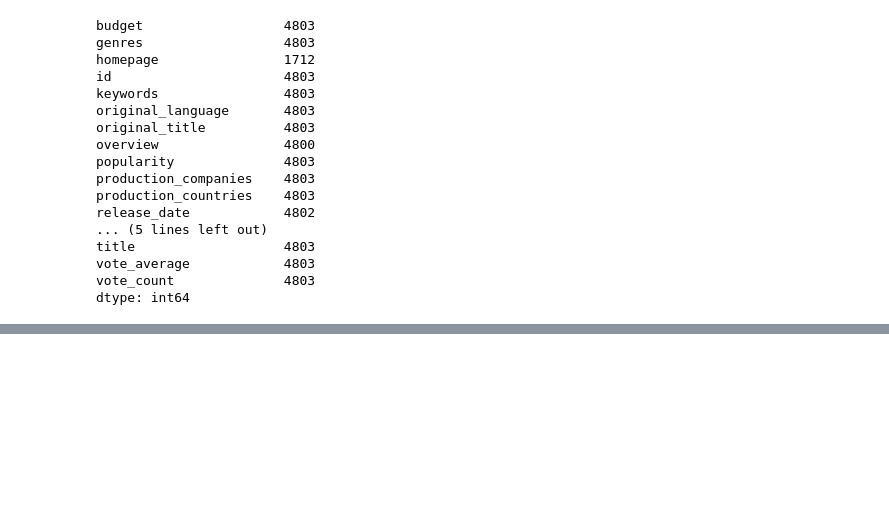
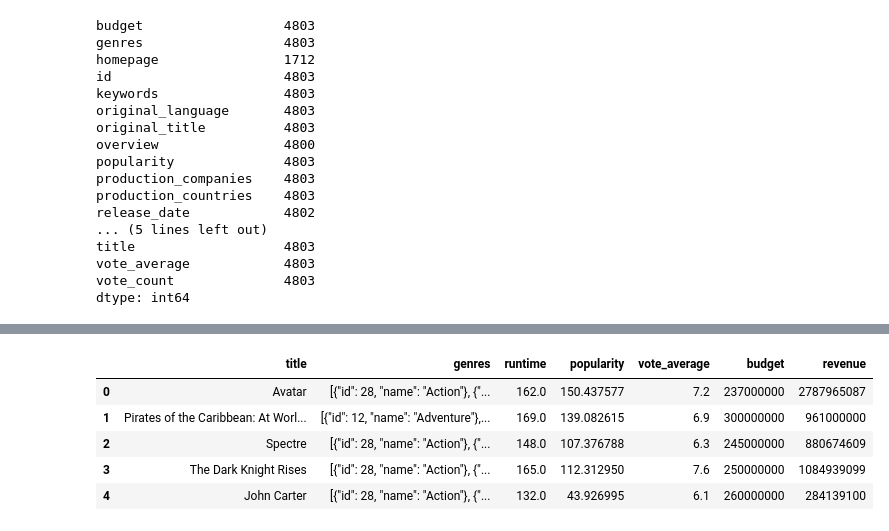
Before and after one commit to LawrenceGilligan/Data_Skills, a Jupyter notebook: Data_Science/Movies.ipynb, the cells around one changed output, grey strips where cells are left out. Cells and saved outputs as stored; diff of their text form; code cells hidden in the pictures; blank space fills up the shorter version.

```diff
--- a/Data_Science/Movies.ipynb
+++ b/Data_Science/Movies.ipynb
@@ -28,3 +28,5 @@ title                   4803
 vote_average            4803
 vote_count              4803
 dtype: int64
+# %%
+title_df = df[['title', 'genres', 'runtime', 'popularity', 'vote_average', 'budget', 'revenue']]
@@ -30,0 +44,9 @@ dtype: int64
+# %%
+title_df.head()
+# %% [output]
+|  | title | genres | runtime | popularity | vote_average | budget | revenue |
+| 0 | Avatar | [{"id": 28, "name": "Action"}, {"... | 162.0 | 150.437577 | 7.2 | 237000000 | 2787965087 |
+| 1 | Pirates of the Caribbean: At Worl... | [{"id": 12, "name": "Adventure"},... | 169.0 | 139.082615 | 6.9 | 300000000 | 961000000 |
+| 2 | Spectre | [{"id": 28, "name": "Action"}, {"... | 148.0 | 107.376788 | 6.3 | 245000000 | 880674609 |
+| 3 | The Dark Knight Rises | [{"id": 28, "name": "Action"}, {"... | 165.0 | 112.312950 | 7.6 | 250000000 | 1084939099 |
+| 4 | John Carter | [{"id": 28, "name": "Action"}, {"... | 132.0 | 43.926995 | 6.1 | 260000000 | 284139100 |
```
Also changed, not shown: parts of 3 cells of this notebook, 2 other files.
